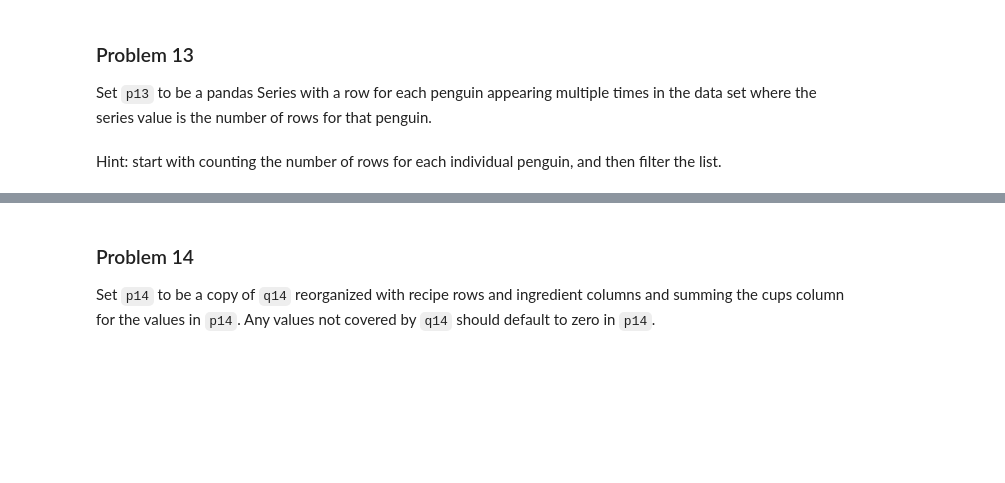
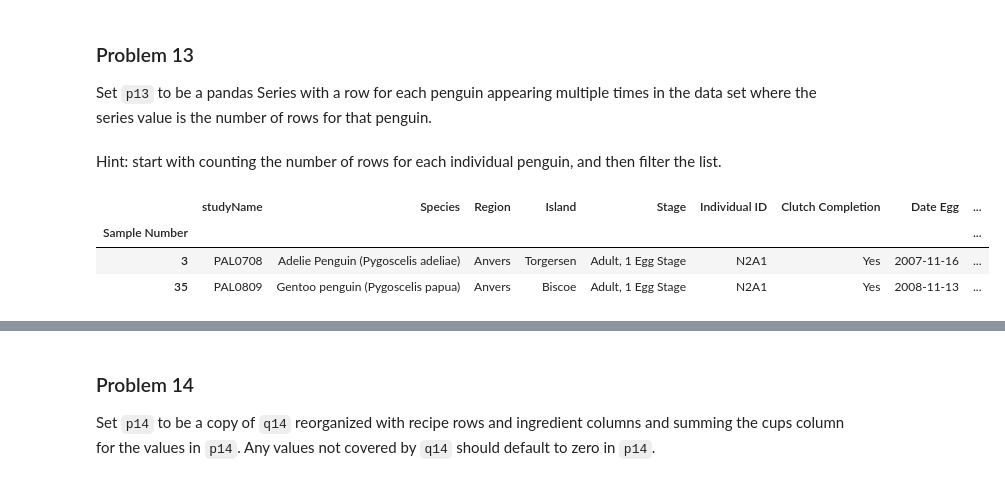
Before and after one commit to garikapativineet/dx602-homework-09, a Jupyter notebook: homework.ipynb, the cells around one changed output, grey strips where cells are left out. Saved outputs shown, nothing was run; the diff lists cells and outputs as text; code cells hidden in the pictures; blank space fills up the shorter version.

```diff
--- a/homework.ipynb
+++ b/homework.ipynb
@@ -360,6 +379,13 @@ p12
 Set `p13` to be a pandas Series with a row for each penguin appearing multiple times in the data set where the series value is the number of rows for that penguin.
 # %% [markdown]
 Hint: start with counting the number of rows for each individual penguin, and then filter the list.
+# %%
+penguins[penguins["Individual ID"]=='N2A1']
+# %% [output]
+|  | studyName | Species | Region | Island | Stage | Individual ID | Clutch Completion | Date Egg | ... |
+| Sample Number |  |  |  |  |  |  |  |  | ... |
+| 3 | PAL0708 | Adelie Penguin (Pygoscelis adeliae) | Anvers | Torgersen | Adult, 1 Egg Stage | N2A1 | Yes | 2007-11-16 | ... |
+| 35 | PAL0809 | Gentoo penguin (Pygoscelis papua) | Anvers | Biscoe | Adult, 1 Egg Stage | N2A1 | Yes | 2008-11-13 | ... |
 # %%
 # YOUR CHANGES HERE
 
```
Also changed, not shown: parts of 33 cells of this notebook.
